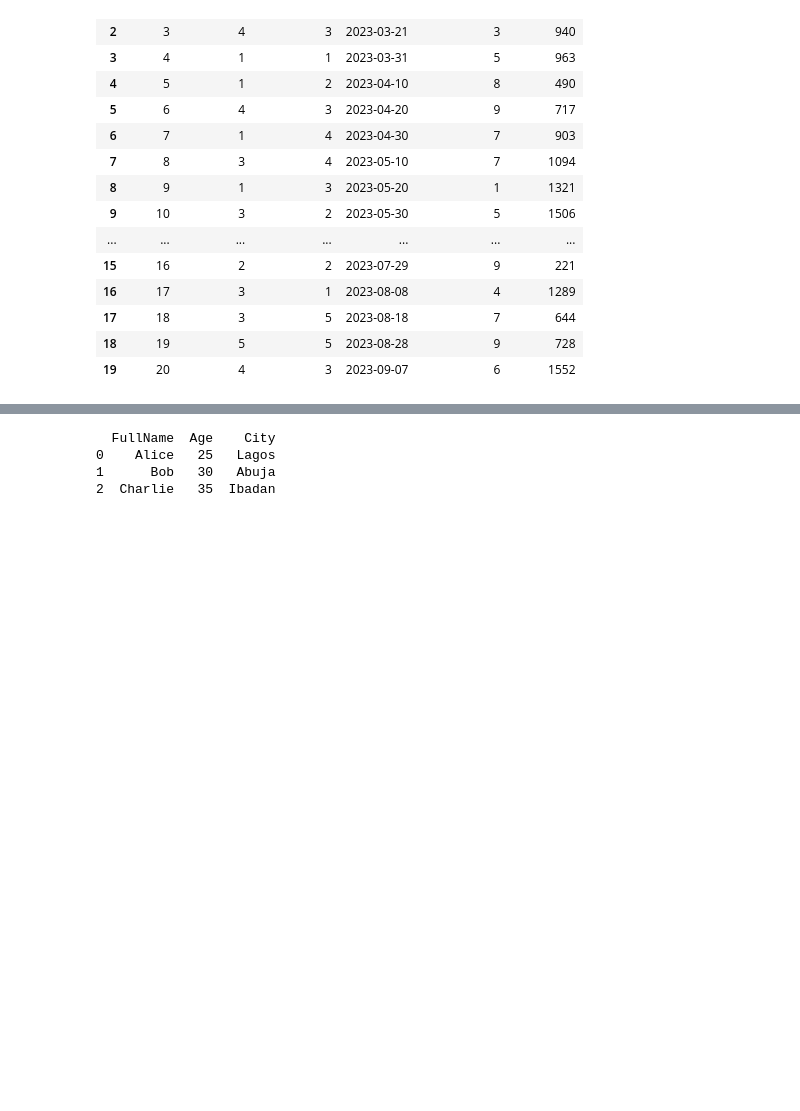
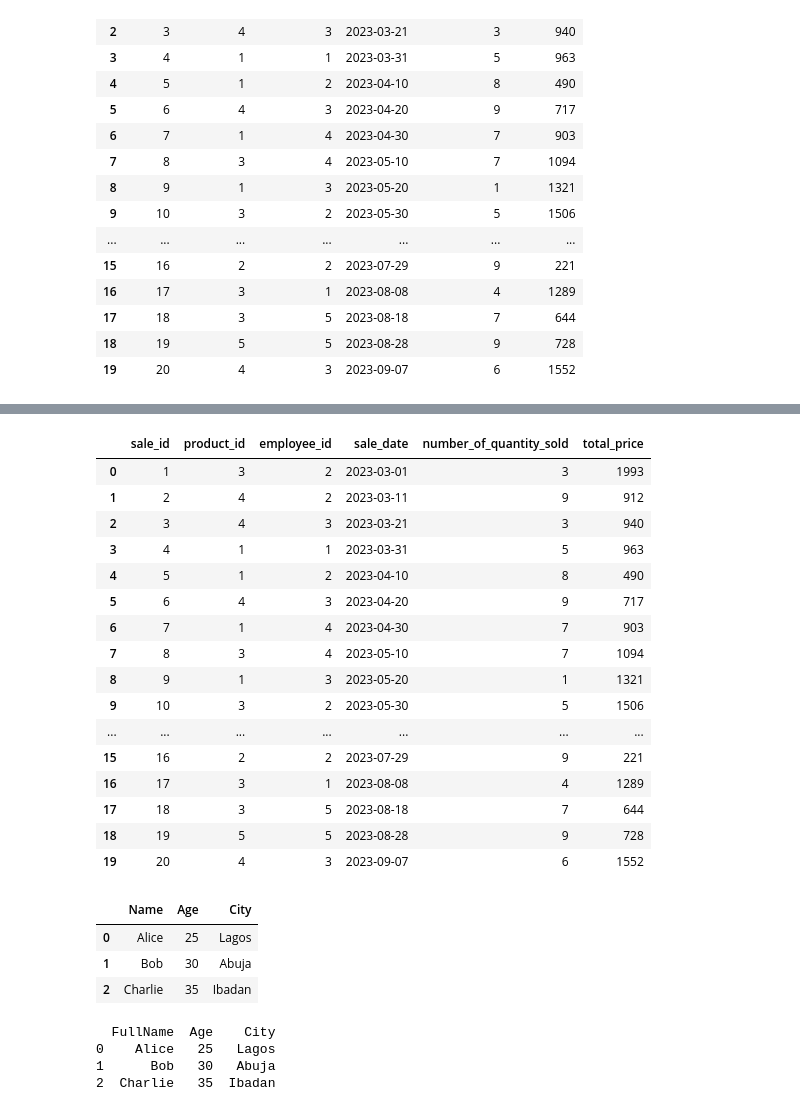
Before and after one commit to prodigy234/Artificial-Intelligence-Full-Course, a Jupyter notebook: PYTHON/Python Pandas/Pandas for Data Analysis.ipynb, the cells around one changed output, grey strips where cells are left out. Cells and saved outputs as stored; diff of their text form; code cells hidden in the pictures; blank space fills up the shorter version.

```diff
--- a/PYTHON/Python Pandas/Pandas for Data Analysis.ipynb
+++ b/PYTHON/Python Pandas/Pandas for Data Analysis.ipynb
@@ -166 +287,38 @@ df.dropna()                    # Drop missing rows
+# %%
+# renaming the Name column
+df.rename(columns={'quantity_sold': 'number_of_quantity_sold'}, inplace=True)
+df
+# %% [output]
+|  | sale_id | product_id | employee_id | sale_date | number_of_quantity_sold | total_price |
+| 0 | 1 | 3 | 2 | 2023-03-01 | 3 | 1993 |
+| 1 | 2 | 4 | 2 | 2023-03-11 | 9 | 912 |
+| 2 | 3 | 4 | 3 | 2023-03-21 | 3 | 940 |
+| 3 | 4 | 1 | 1 | 2023-03-31 | 5 | 963 |
+| 4 | 5 | 1 | 2 | 2023-04-10 | 8 | 490 |
+| 5 | 6 | 4 | 3 | 2023-04-20 | 9 | 717 |
+| 6 | 7 | 1 | 4 | 2023-04-30 | 7 | 903 |
+| 7 | 8 | 3 | 4 | 2023-05-10 | 7 | 1094 |
+| 8 | 9 | 1 | 3 | 2023-05-20 | 1 | 1321 |
+| 9 | 10 | 3 | 2 | 2023-05-30 | 5 | 1506 |
+| ... | ... | ... | ... | ... | ... | ... |
+| 15 | 16 | 2 | 2 | 2023-07-29 | 9 | 221 |
+| 16 | 17 | 3 | 1 | 2023-08-08 | 4 | 1289 |
+| 17 | 18 | 3 | 5 | 2023-08-18 | 7 | 644 |
+| 18 | 19 | 5 | 5 | 2023-08-28 | 9 | 728 |
+| 19 | 20 | 4 | 3 | 2023-09-07 | 6 | 1552 |
+# %%
+# 2. Renaming Columns
+
+data = {
+    'Name': ['Alice', 'Bob', 'Charlie'],
+    'Age': [25, 30, 35],
+    'City': ['Lagos', 'Abuja', 'Ibadan']
+}
+df = pd.DataFrame(data)
+df
+# %% [output]
+|  | Name | Age | City |
+| 0 | Alice | 25 | Lagos |
+| 1 | Bob | 30 | Abuja |
+| 2 | Charlie | 35 | Ibadan |
 # %%
```
Also changed, not shown: parts of 21 cells of this notebook.
